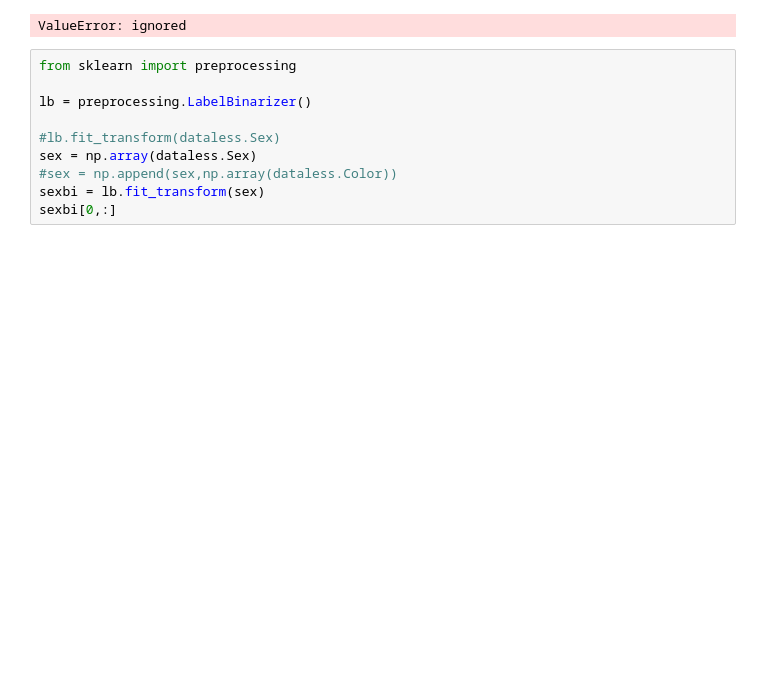
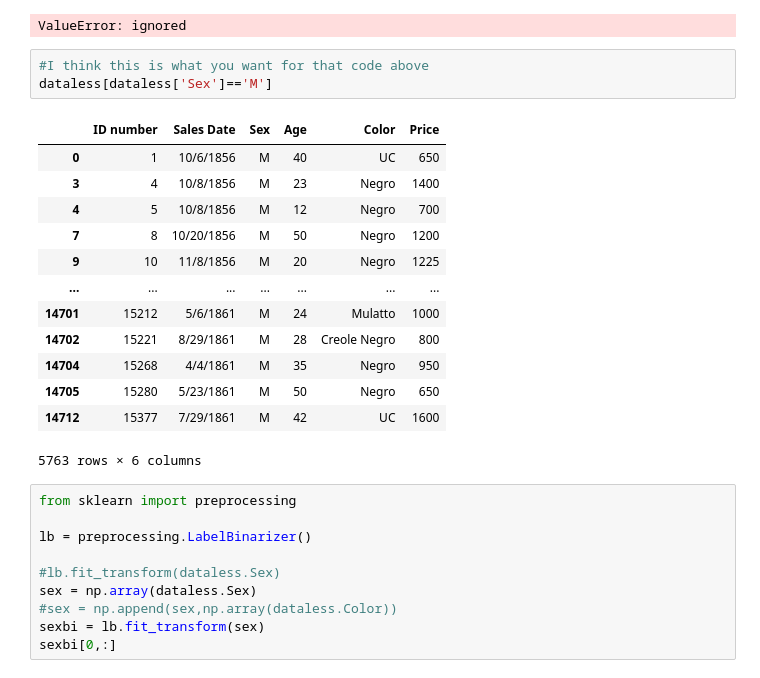
Before and after one commit to trmckibben/CalomirisPritchett_data, a Jupyter notebook: narrowing.ipynb, the cells around one changed output. Cells and saved outputs as stored; diff of their text form; blank space fills up the shorter version.

```diff
--- a/narrowing.ipynb
+++ b/narrowing.ipynb
@@ -133,6 +133,23 @@ if Men == True:
   print(dataless['Sex'], dataless['Age'], dataless['Color'], dataless['Price'])
 # %% [output]
 ValueError: ignored
+# %%
+#I think this is what you want for that code above
+dataless[dataless['Sex']=='M']
+# %% [output]
+|  | ID number | Sales Date | Sex | Age | Color | Price |
+| 0 | 1 | 10/6/1856 | M | 40 | UC | 650 |
+| 3 | 4 | 10/8/1856 | M | 23 | Negro | 1400 |
+| 4 | 5 | 10/8/1856 | M | 12 | Negro | 700 |
+| 7 | 8 | 10/20/1856 | M | 50 | Negro | 1200 |
+| 9 | 10 | 11/8/1856 | M | 20 | Negro | 1225 |
+| ... | ... | ... | ... | ... | ... | ... |
+| 14701 | 15212 | 5/6/1861 | M | 24 | Mulatto | 1000 |
+| 14702 | 15221 | 8/29/1861 | M | 28 | Creole Negro | 800 |
+| 14704 | 15268 | 4/4/1861 | M | 35 | Negro | 950 |
+| 14705 | 15280 | 5/23/1861 | M | 50 | Negro | 650 |
+| 14712 | 15377 | 7/29/1861 | M | 42 | UC | 1600 |
+5763 rows × 6 columns
 # %%
 from sklearn import preprocessing
 
```
Also changed, not shown: parts of 8 cells of this notebook.
